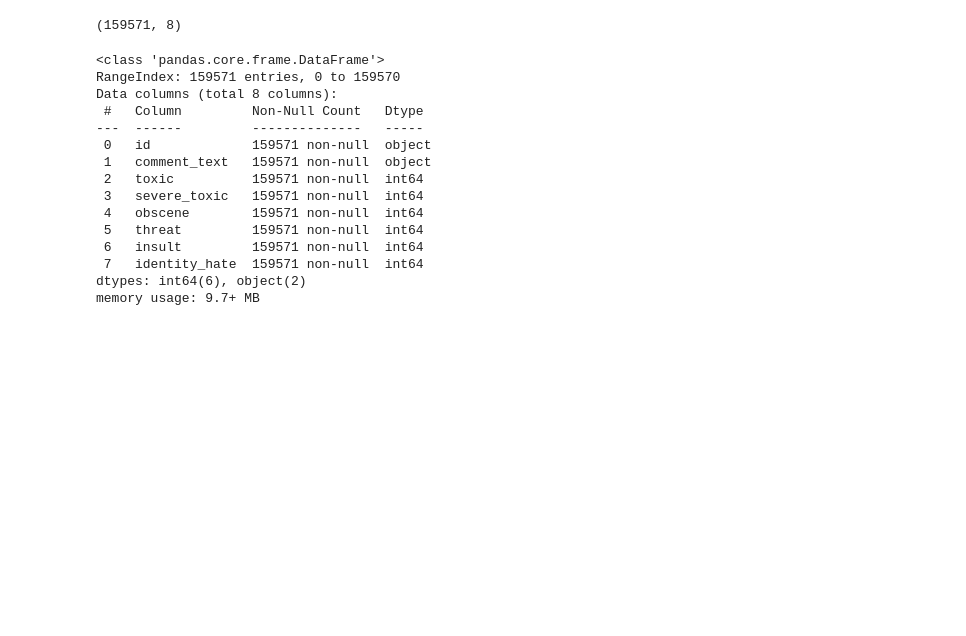
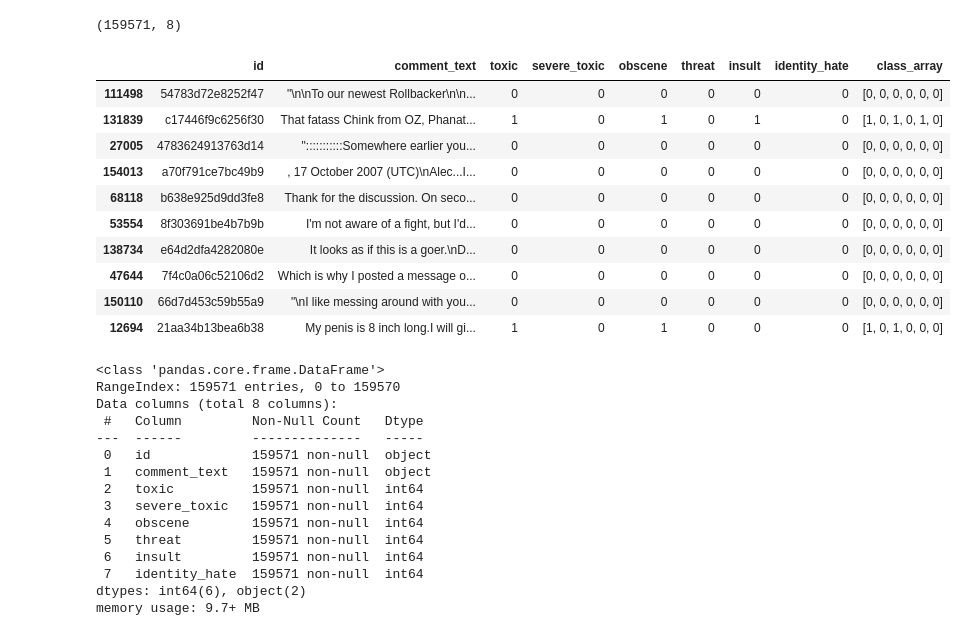
Before and after one commit to SidhST12/ItML_Project_1_Students, a Jupyter notebook: new-file.ipynb, the cells around one changed output. Cells and saved outputs as stored; diff of their text form; code cells hidden in the pictures; blank space fills up the shorter version.

```diff
--- a/new-file.ipynb
+++ b/new-file.ipynb
@@ -35,6 +35,30 @@ train.head()
 train.shape
 # %% [output]
 (159571, 8)
+# %%
+
+
+
+# Define the labels
+labels = ['toxic', 'severe_toxic', 'obscene', 'threat', 'insult', 'identity_hate']
+
+# Add a new column with an array indicating which classes the comment belongs to
+train['class_array'] = train[labels].values.tolist()
+
+# Print the updated data frame
+train.sample(10)
+# %% [output]
+|  | id | comment_text | toxic | severe_toxic | obscene | threat | insult | identity_hate | class_array |
+| 111498 | 54783d72e8252f47 | "\n\nTo our newest Rollbacker\n\n... | 0 | 0 | 0 | 0 | 0 | 0 | [0, 0, 0, 0, 0, 0] |
+| 131839 | c17446f9c6256f30 | That fatass Chink from OZ, Phanat... | 1 | 0 | 1 | 0 | 1 | 0 | [1, 0, 1, 0, 1, 0] |
+| 27005 | 4783624913763d14 | ":::::::::::Somewhere earlier you... | 0 | 0 | 0 | 0 | 0 | 0 | [0, 0, 0, 0, 0, 0] |
+| 154013 | a70f791ce7bc49b9 | , 17 October 2007 (UTC)\nAlec...I... | 0 | 0 | 0 | 0 | 0 | 0 | [0, 0, 0, 0, 0, 0] |
+| 68118 | b638e925d9dd3fe8 | Thank for the discussion. On seco... | 0 | 0 | 0 | 0 | 0 | 0 | [0, 0, 0, 0, 0, 0] |
+| 53554 | 8f303691be4b7b9b | I'm not aware of a fight, but I'd... | 0 | 0 | 0 | 0 | 0 | 0 | [0, 0, 0, 0, 0, 0] |
+| 138734 | e64d2dfa4282080e | It looks as if this is a goer.\nD... | 0 | 0 | 0 | 0 | 0 | 0 | [0, 0, 0, 0, 0, 0] |
+| 47644 | 7f4c0a06c52106d2 | Which is why I posted a message o... | 0 | 0 | 0 | 0 | 0 | 0 | [0, 0, 0, 0, 0, 0] |
+| 150110 | 66d7d453c59b55a9 | "\nI like messing around with you... | 0 | 0 | 0 | 0 | 0 | 0 | [0, 0, 0, 0, 0, 0] |
+| 12694 | 21aa34b13bea6b38 | My penis is 8 inch long.I will gi... | 1 | 0 | 1 | 0 | 0 | 0 | [1, 0, 1, 0, 0, 0] |
 # %%
 train.info()
 # %% [output]
```
Also changed, not shown: parts of 3 cells of this notebook, 2 other files.
